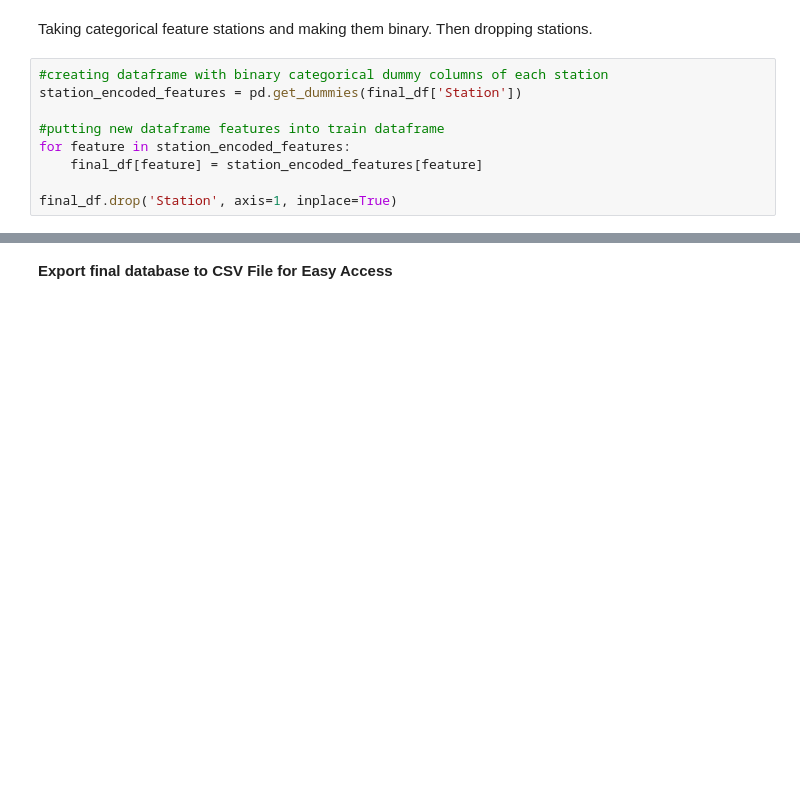
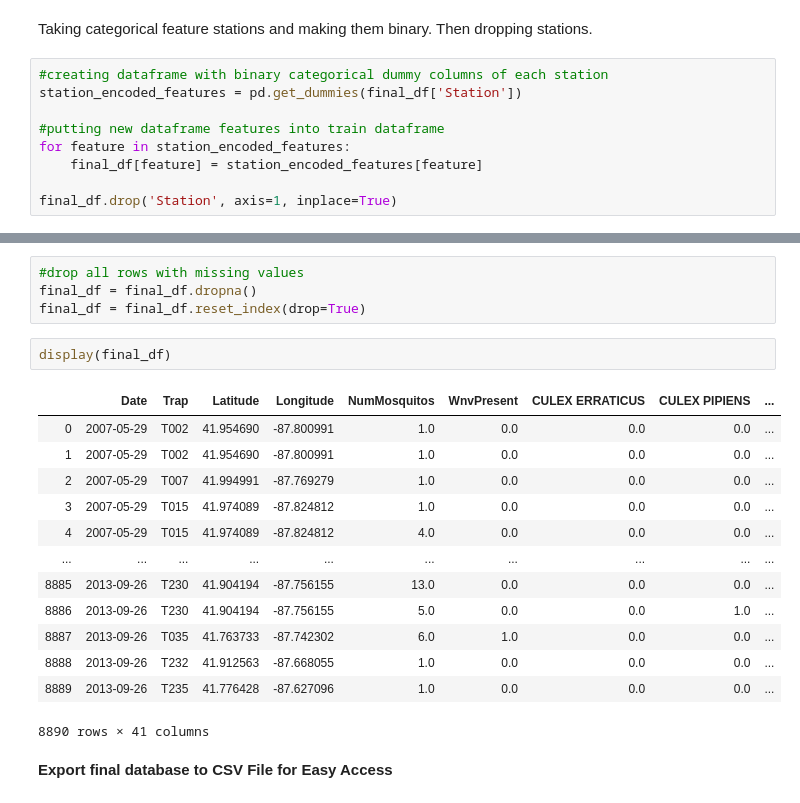
Before and after one commit to ajetty/West_Nile_Predictor, a Jupyter notebook: West Nile Project - Creation of Final Dataframe.ipynb, the cells around one changed output, grey strips where cells are left out. Saved outputs shown, nothing was run; the diff lists cells and outputs as text; blank space fills up the shorter version.

```diff
--- a/West Nile Project - Creation of Final Dataframe.ipynb
+++ b/West Nile Project - Creation of Final Dataframe.ipynb
@@ -462,3 +444,23 @@ memory usage: 2.5+ MB
+# %%
+#drop all rows with missing values
+final_df = final_df.dropna()
+final_df = final_df.reset_index(drop=True)
+# %%
+display(final_df)
+# %% [output]
+|  | Date | Trap | Latitude | Longitude | NumMosquitos | WnvPresent | CULEX ERRATICUS | CULEX PIPIENS | ... |
+| 0 | 2007-05-29 | T002 | 41.954690 | -87.800991 | 1.0 | 0.0 | 0.0 | 0.0 | ... |
+| 1 | 2007-05-29 | T002 | 41.954690 | -87.800991 | 1.0 | 0.0 | 0.0 | 0.0 | ... |
+| 2 | 2007-05-29 | T007 | 41.994991 | -87.769279 | 1.0 | 0.0 | 0.0 | 0.0 | ... |
+| 3 | 2007-05-29 | T015 | 41.974089 | -87.824812 | 1.0 | 0.0 | 0.0 | 0.0 | ... |
+| 4 | 2007-05-29 | T015 | 41.974089 | -87.824812 | 4.0 | 0.0 | 0.0 | 0.0 | ... |
+| ... | ... | ... | ... | ... | ... | ... | ... | ... | ... |
+| 8885 | 2013-09-26 | T230 | 41.904194 | -87.756155 | 13.0 | 0.0 | 0.0 | 0.0 | ... |
+| 8886 | 2013-09-26 | T230 | 41.904194 | -87.756155 | 5.0 | 0.0 | 0.0 | 1.0 | ... |
+| 8887 | 2013-09-26 | T035 | 41.763733 | -87.742302 | 6.0 | 1.0 | 0.0 | 0.0 | ... |
+| 8888 | 2013-09-26 | T232 | 41.912563 | -87.668055 | 1.0 | 0.0 | 0.0 | 0.0 | ... |
+| 8889 | 2013-09-26 | T235 | 41.776428 | -87.627096 | 1.0 | 0.0 | 0.0 | 0.0 | ... |
+8890 rows × 41 columns
 # %% [markdown]
 <b>Export final database to CSV File for Easy Access</b>
 # %%
```
Also changed, not shown: parts of 25 cells of this notebook, 3 other files.
